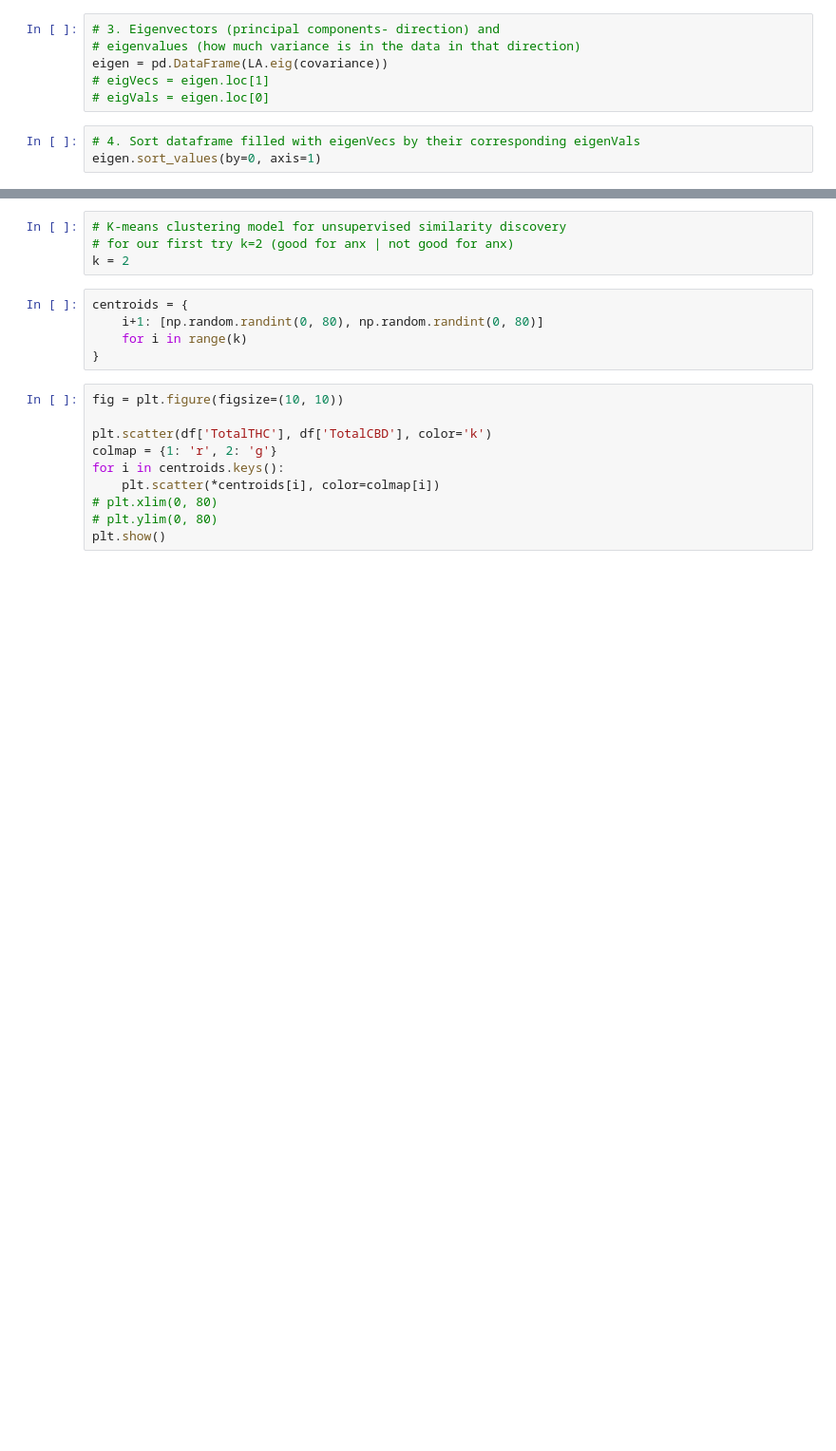
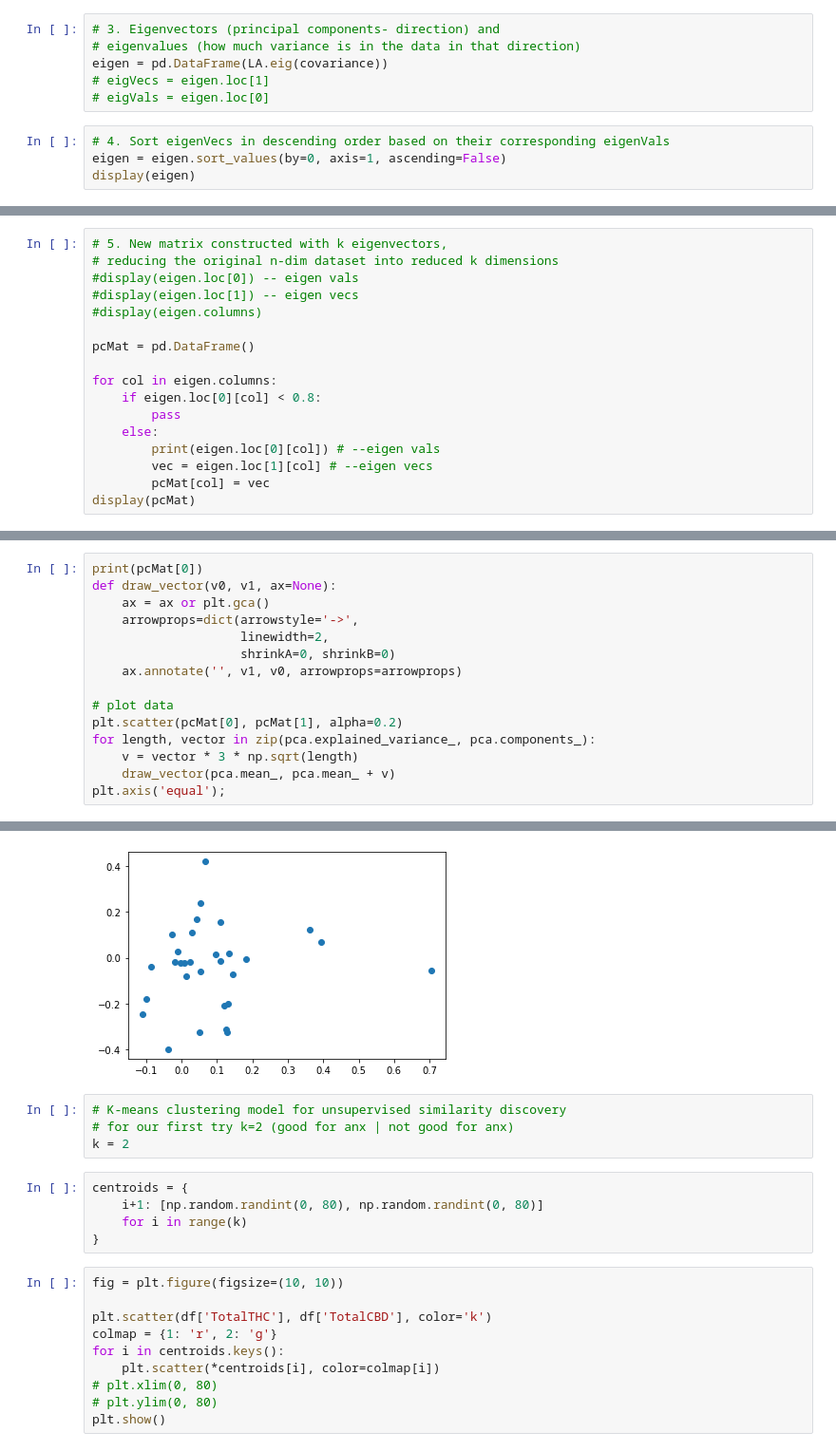
Before and after one commit to erichenschel/CannAnxi, a Jupyter notebook: CannAnxi.ipynb, the cells around one changed output, grey strips where cells are left out. Shown: that part at 95% size. Cells and saved outputs as stored; diff of their text form; blank space fills up the shorter version.

Commit message:
sort-eigen-vecs/values

```diff
--- a/CannAnxi.ipynb
+++ b/CannAnxi.ipynb
@@ -178,6 +186,7 @@ eigen = pd.DataFrame(LA.eig(covariance))
 # eigVecs = eigen.loc[1]
 # eigVals = eigen.loc[0]
 # %%
-# 4. Sort dataframe filled with eigenVecs by their corresponding eigenVals
-eigen.sort_values(by=0, axis=1)
+# 4. Sort eigenVecs in descending order based on their corresponding eigenVals
+eigen = eigen.sort_values(by=0, axis=1, ascending=False)
+display(eigen)
 # %% [output]
@@ -190,0 +203,17 @@ eigen.sort_values(by=0, axis=1)
+# %%
+# 5. New matrix constructed with k eigenvectors,
+# reducing the original n-dim dataset into reduced k dimensions
+#display(eigen.loc[0]) -- eigen vals
+#display(eigen.loc[1]) -- eigen vecs
+#display(eigen.columns)
+
+pcMat = pd.DataFrame()
+
+for col in eigen.columns:
+    if eigen.loc[0][col] < 0.8:
+        pass
+    else:
+        print(eigen.loc[0][col]) # --eigen vals
+        vec = eigen.loc[1][col] # --eigen vecs
+        pcMat[col] = vec
+display(pcMat)
@@ -190,0 +251,16 @@ eigen.sort_values(by=0, axis=1)
+# %%
+print(pcMat[0])
+def draw_vector(v0, v1, ax=None):
+    ax = ax or plt.gca()
+    arrowprops=dict(arrowstyle='->',
+                    linewidth=2,
+                    shrinkA=0, shrinkB=0)
+    ax.annotate('', v1, v0, arrowprops=arrowprops)
+
+# plot data
+plt.scatter(pcMat[0], pcMat[1], alpha=0.2)
+for length, vector in zip(pca.explained_variance_, pca.components_):
+    v = vector * 3 * np.sqrt(length)
+    draw_vector(pca.mean_, pca.mean_ + v)
+plt.axis('equal');
+# %% [output]
@@ -191,3 +284,4 @@ eigen.sort_values(by=0, axis=1)
+[figure, added]
 # %%
 # K-means clustering model for unsupervised similarity discovery
 # for our first try k=2 (good for anx | not good for anx)
```
Also changed, not shown: parts of 14 cells of this notebook.
